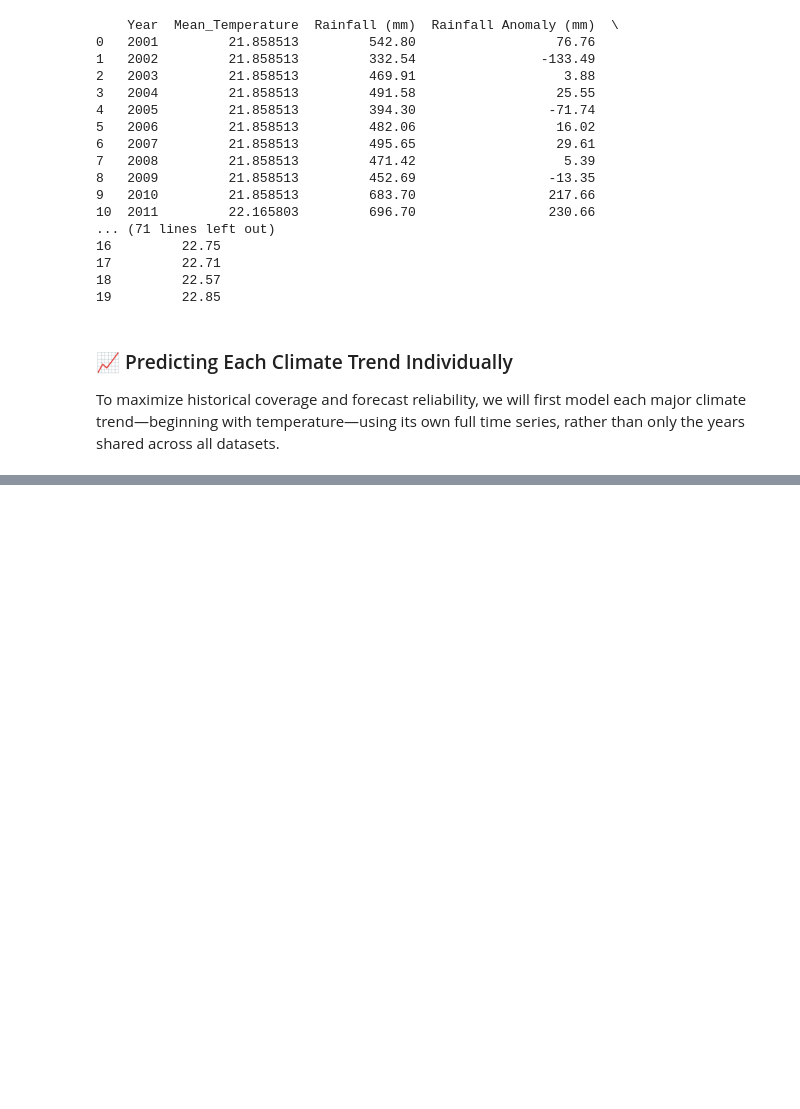
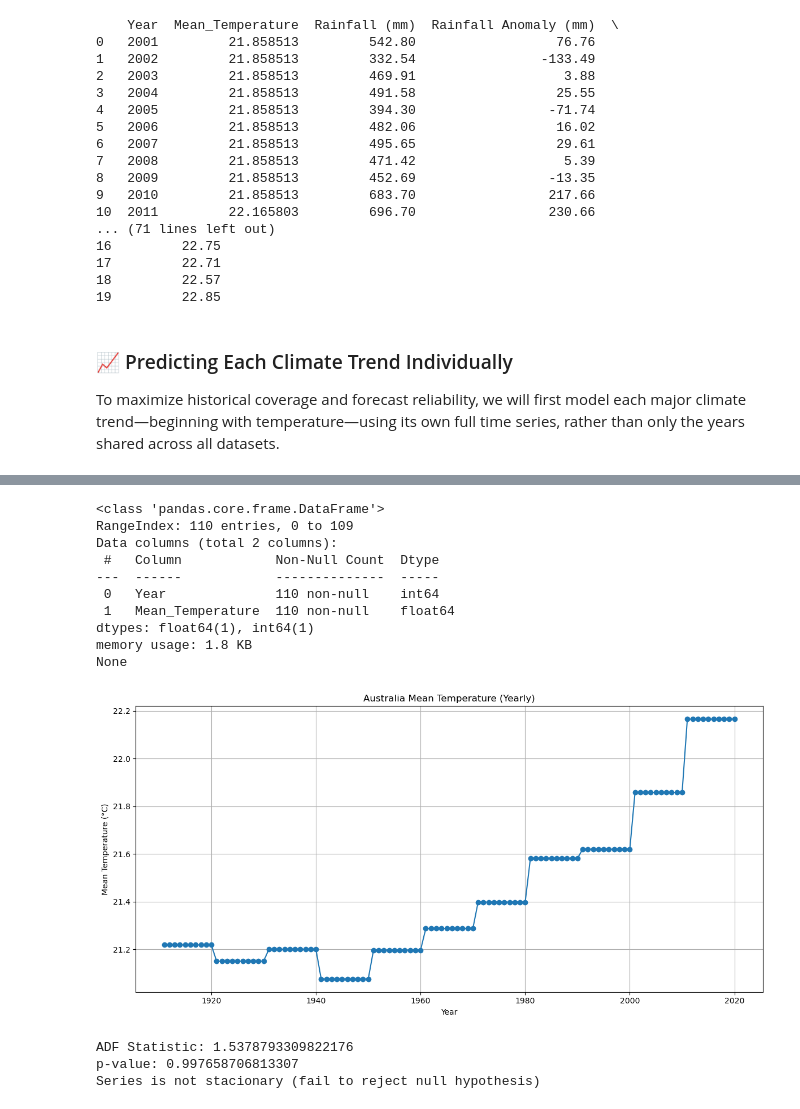
Before and after one commit to rogerespinosamorros/WeatherPredictionAustralia, a Jupyter notebook: notebooks/predictions/01_predict_temperature.ipynb, the cells around one changed output, grey strips where cells are left out. Cells and saved outputs as stored; diff of their text form; code cells hidden in the pictures; blank space fills up the shorter version.

```diff
--- a/notebooks/predictions/01_predict_temperature.ipynb
+++ b/notebooks/predictions/01_predict_temperature.ipynb
@@ -32,3 +32,7 @@ print(df)
 ### 📈 Predicting Each Climate Trend Individually
 
 To maximize historical coverage and forecast reliability, we will first model each major climate trend—beginning with temperature—using its own full time series, rather than only the years shared across all datasets.
+# %%
+TEMP_DATASET_DIR = r"d:\PersonalProjects\WeatherPredictionAustralia\data\temp"
+temp_df = pd.read_csv(os.path.join(TEMP_DATASET_DIR, "aus_mean_temp.csv"))
+print(temp_df)
@@ -34,0 +52,14 @@ To maximize historical coverage and forecast reliability, we will first model ea
+# %%
+# Decade to "Year" conversion
+
+annual_rows = []
+for idx, row in temp_df.iterrows():
+    decade_str = row["Decade"]
+    start_year, end_year = [int(x) for x in decade_str.split("-")]
+    for y in range(start_year, end_year + 1):
+        annual_rows.append({
+            "Year": y,
+            "Mean_Temperature": row["Mean_Temperature"]
+        })
+annual_temp_df = pd.DataFrame(annual_rows)
+print(annual_temp_df)
@@ -35,6 +81,41 @@ To maximize historical coverage and forecast reliability, we will first model ea
+# %%
+import matplotlib.pyplot as plt
+
+print(annual_temp_df.info())
+
+plt.figure(figsize=(12, 6))
+plt.plot(annual_temp_df["Year"], annual_temp_df["Mean_Temperature"], marker='o')
+plt.title("Australia Mean Temperature (Yearly)")
+plt.xlabel("Year")
+plt.ylabel("Mean Temperature (°C)")
+plt.grid(True)
+plt.tight_layout()
+plt.show()
+# %% [output]
+<class 'pandas.core.frame.DataFrame'>
+RangeIndex: 110 entries, 0 to 109
+Data columns (total 2 columns):
+ #   Column            Non-Null Count  Dtype
+---  ------            --------------  -----
+ 0   Year              110 non-null    int64
+ 1   Mean_Temperature  110 non-null    float64
+dtypes: float64(1), int64(1)
+memory usage: 1.8 KB
+None
+[figure, added]
 # %%
-# Feature for prediction (drop the "Year" and the target column from X)
-target = "Mean_Temperature"
-features = [col for col in df.columns if col not in ["Year", target]]
-X = df[features]
-y = df[target]
+# Augmented Dickey-Fuller test for stationarity (trying statsmodels library for the first time)
+
+from statsmodels.tsa.stattools import adfuller
+
+result = adfuller(annual_temp_df["Mean_Temperature"])
+print(f"ADF Statistic: {result[0]}")
+print(f"p-value: {result[1]}")
+if result[1] < 0.05:
+    print("Series is stationary (reject null hypothesis)")
+else:
+    print("Series is not stacionary (fail to reject null hypothesis)")
+# %% [output]
+ADF Statistic: 1.5378793309822176
+p-value: 0.997658706813307
+Series is not stacionary (fail to reject null hypothesis)
```
Also changed, not shown: parts of 41 cells of this notebook, 7 other files.
